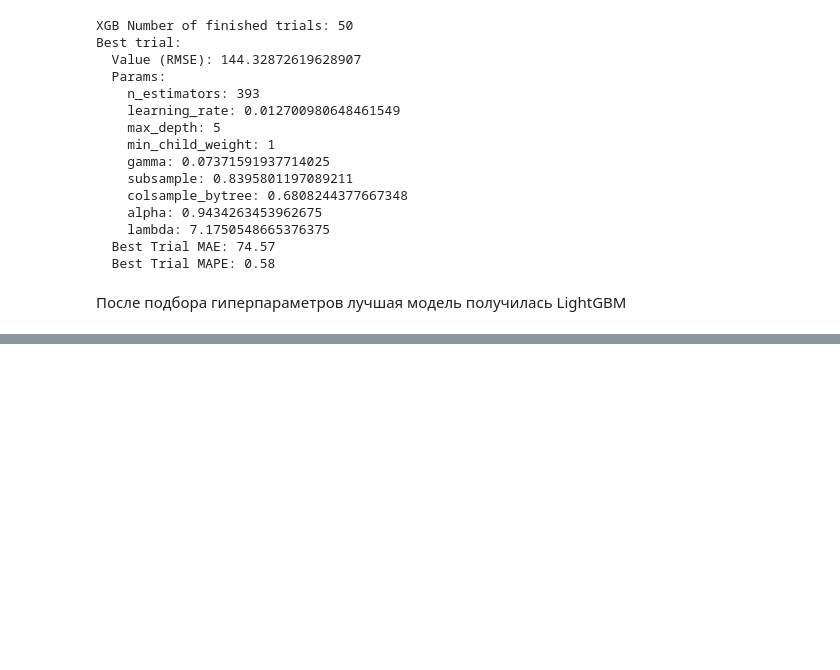
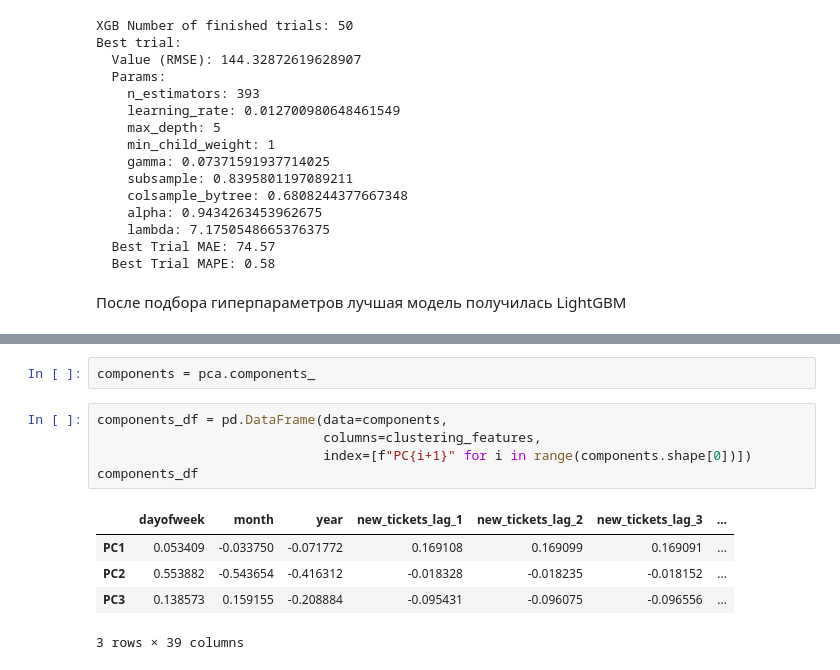
Before and after one commit to TaskGuru-AI/tasks_support_system_ai, a Jupyter notebook: notebooks/TS/extra/ts_checkpoint5.ipynb, the cells around one changed output, grey strips where cells are left out. Cells and saved outputs as stored; diff of their text form; blank space fills up the shorter version.

```diff
--- a/notebooks/TS/extra/ts_checkpoint5.ipynb
+++ b/notebooks/TS/extra/ts_checkpoint5.ipynb
@@ -1230,0 +1277,13 @@ Best trial:
+# %%
+components = pca.components_
+# %%
+components_df = pd.DataFrame(data=components,
+                             columns=clustering_features,
+                             index=[f"PC{i+1}" for i in range(components.shape[0])])
+components_df
+# %% [output]
+|  | dayofweek | month | year | new_tickets_lag_1 | new_tickets_lag_2 | new_tickets_lag_3 | ... |
+| PC1 | 0.053409 | -0.033750 | -0.071772 | 0.169108 | 0.169099 | 0.169091 | ... |
+| PC2 | 0.553882 | -0.543654 | -0.416312 | -0.018328 | -0.018235 | -0.018152 | ... |
+| PC3 | 0.138573 | 0.159155 | -0.208884 | -0.095431 | -0.096075 | -0.096556 | ... |
+3 rows × 39 columns
```
Also changed, not shown: parts of 11 cells of this notebook.
